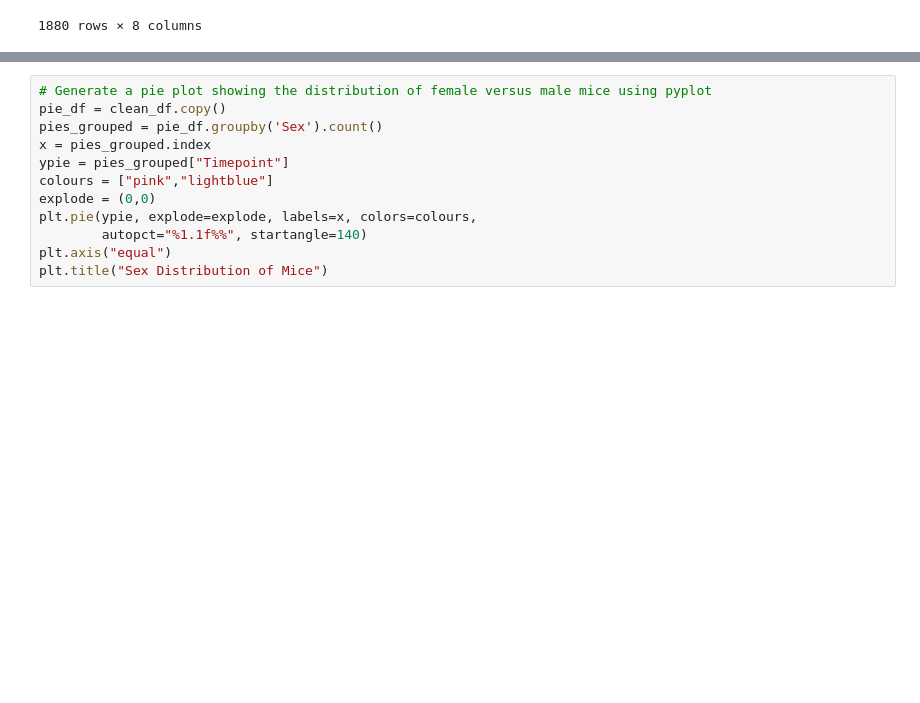
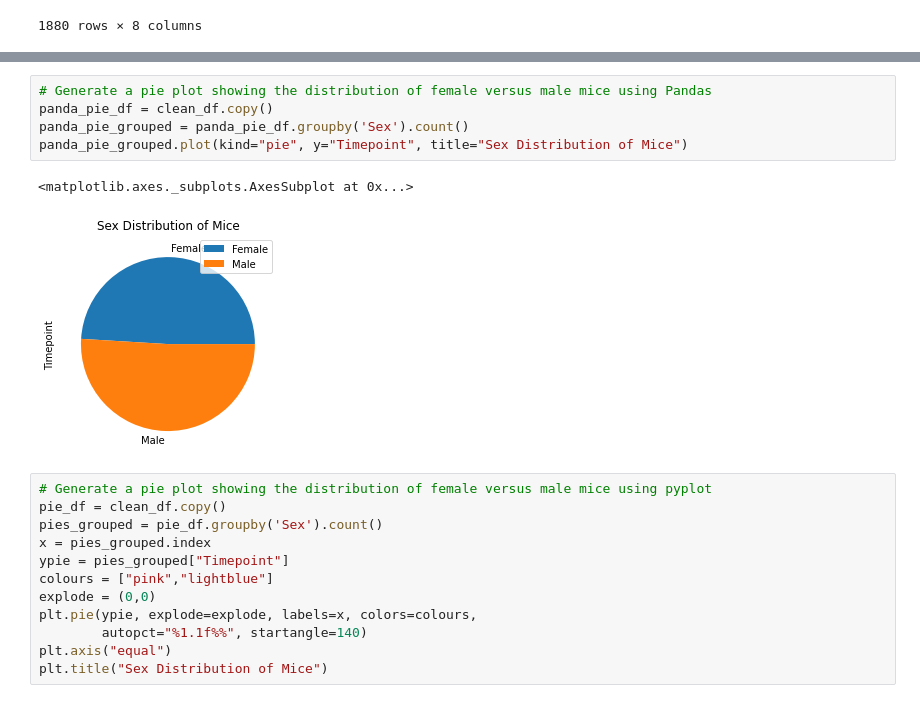
Before and after one commit to DannyBruzz/Matplotlib, a Jupyter notebook: Pymaceuticals/pymaceuticals_V2.ipynb, the cells around one changed output, grey strips where cells are left out. Saved outputs shown, nothing was run; the diff lists cells and outputs as text; blank space fills up the shorter version.

```diff
--- a/Pymaceuticals/Pymaceuticals_v1.ipynb
+++ b/Pymaceuticals/pymaceuticals_V2.ipynb
@@ -362,6 +173,14 @@ plt.bar(x_axis, timep, color='r', alpha=0.5, align="edge")
 # %% [output]
 <BarContainer object of 10 artists>
 [figure]
+# %%
+# Generate a pie plot showing the distribution of female versus male mice using Pandas
+panda_pie_df = clean_df.copy()
+panda_pie_grouped = panda_pie_df.groupby('Sex').count()
+panda_pie_grouped.plot(kind="pie", y="Timepoint", title="Sex Distribution of Mice")
+# %% [output]
+<matplotlib.axes._subplots.AxesSubplot at 0x...>
+[figure, added]
 # %%
 # Generate a pie plot showing the distribution of female versus male mice using pyplot
 pie_df = clean_df.copy()
```
Also changed, not shown: parts of 34 cells of this notebook.
